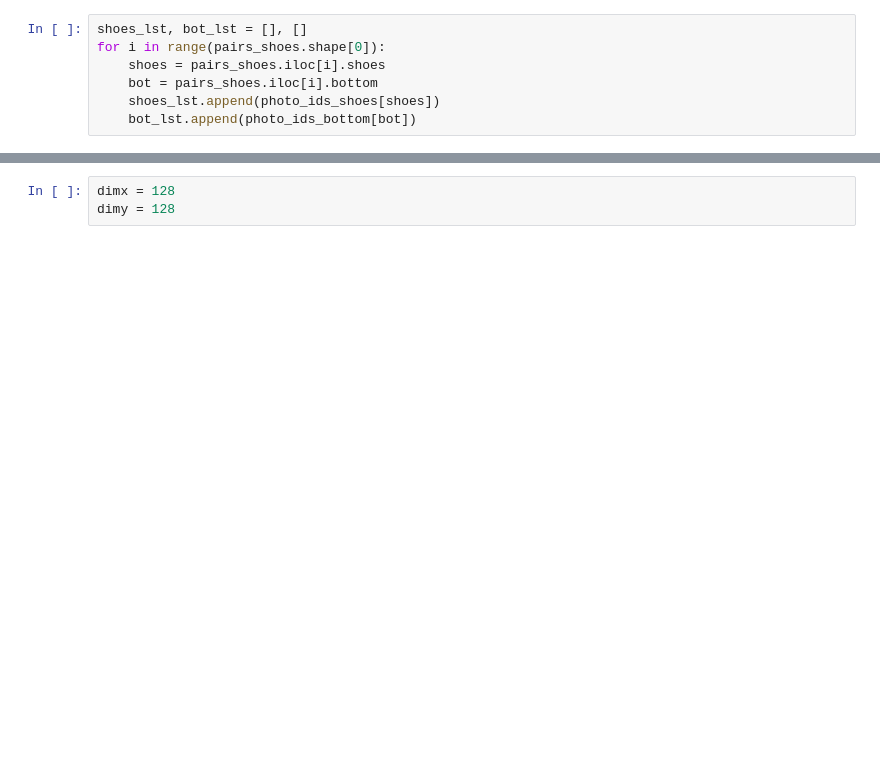
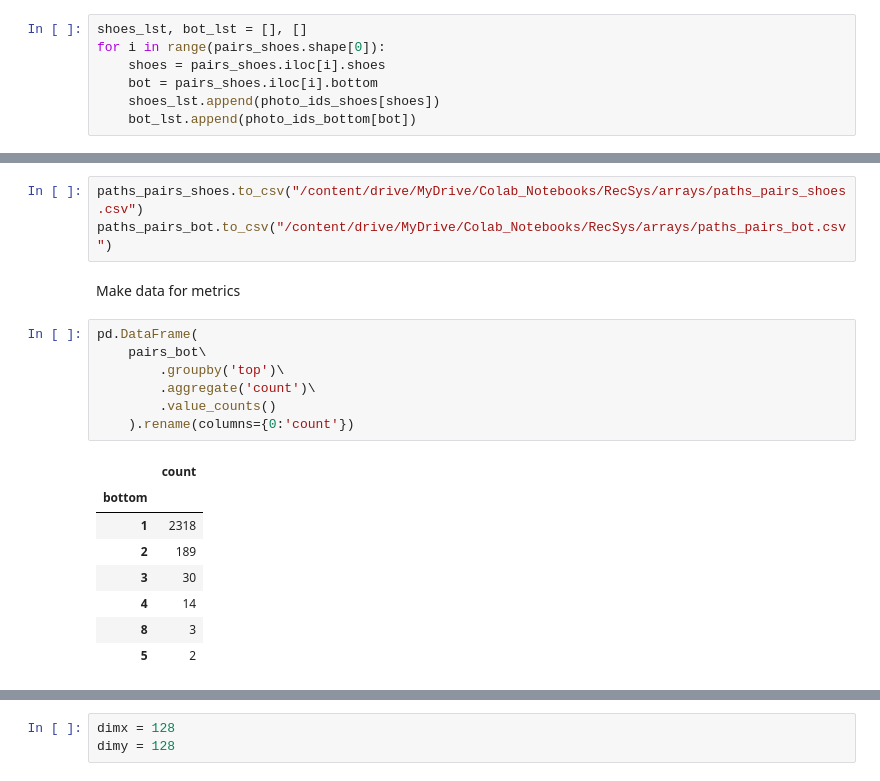
Before and after one commit to trixdade/RecVAE, a Jupyter notebook: notebooks/Preparing_FOTOS_dataset.ipynb, the cells around one changed output, grey strips where cells are left out. Saved outputs shown, nothing was run; the diff lists cells and outputs as text; blank space fills up the shorter version.

```diff
--- a/notebooks/Preparing_FOTOS_dataset.ipynb
+++ b/notebooks/Preparing_FOTOS_dataset.ipynb
@@ -228,0 +236,21 @@ paths_pairs_shoes
+# %%
+paths_pairs_shoes.to_csv("/content/drive/MyDrive/Colab_Notebooks/RecSys/arrays/paths_pairs_shoes.csv")
+paths_pairs_bot.to_csv("/content/drive/MyDrive/Colab_Notebooks/RecSys/arrays/paths_pairs_bot.csv")
+# %% [markdown]
+Make data for metrics
+# %%
+pd.DataFrame(
+    pairs_bot\
+        .groupby('top')\
+        .aggregate('count')\
+        .value_counts()
+    ).rename(columns={0:'count'})
+# %% [output]
+|  | count |
+| bottom |  |
+| 1 | 2318 |
+| 2 | 189 |
+| 3 | 30 |
+| 4 | 14 |
+| 8 | 3 |
+| 5 | 2 |
```
Also changed, not shown: parts of 23 cells of this notebook.
